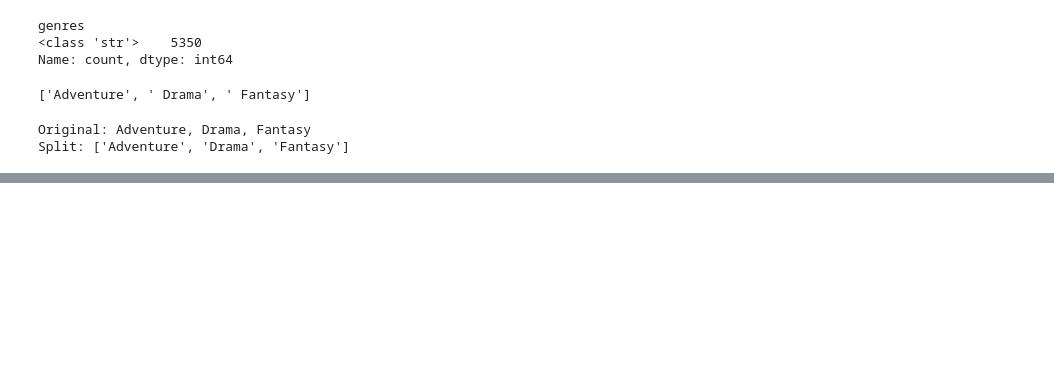
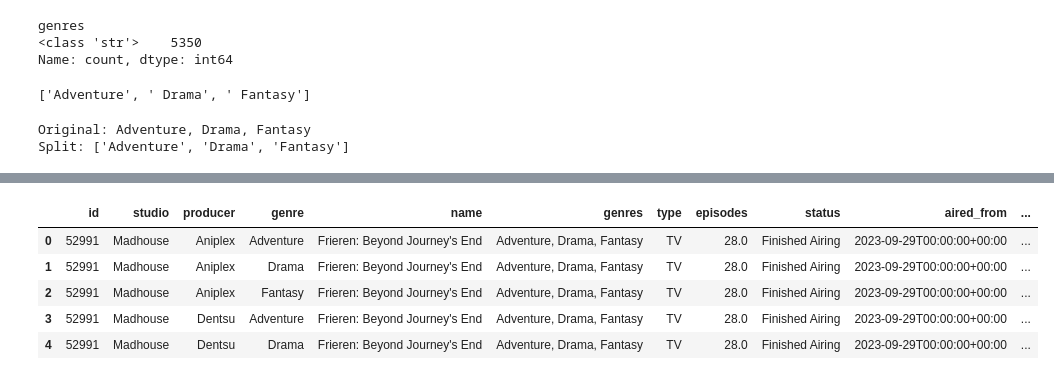
Before and after one commit to Mikayla-ds2/constellation-anime, a Jupyter notebook: data.ipynb, the cells around one changed output, grey strips where cells are left out. Saved outputs shown, nothing was run; the diff lists cells and outputs as text; code cells hidden in the pictures; blank space fills up the shorter version.

```diff
--- a/data.ipynb
+++ b/data.ipynb
@@ -291,0 +303,9 @@ data.head()
+# %%
+df.head()
+# %% [output]
+|  | id | studio | producer | genre | name | genres | type | episodes | status | aired_from | ... |
+| 0 | 52991 | Madhouse | Aniplex | Adventure | Frieren: Beyond Journey's End | Adventure, Drama, Fantasy | TV | 28.0 | Finished Airing | 2023-09-29T00:00:00+00:00 | ... |
+| 1 | 52991 | Madhouse | Aniplex | Drama | Frieren: Beyond Journey's End | Adventure, Drama, Fantasy | TV | 28.0 | Finished Airing | 2023-09-29T00:00:00+00:00 | ... |
+| 2 | 52991 | Madhouse | Aniplex | Fantasy | Frieren: Beyond Journey's End | Adventure, Drama, Fantasy | TV | 28.0 | Finished Airing | 2023-09-29T00:00:00+00:00 | ... |
+| 3 | 52991 | Madhouse | Dentsu | Adventure | Frieren: Beyond Journey's End | Adventure, Drama, Fantasy | TV | 28.0 | Finished Airing | 2023-09-29T00:00:00+00:00 | ... |
+| 4 | 52991 | Madhouse | Dentsu | Drama | Frieren: Beyond Journey's End | Adventure, Drama, Fantasy | TV | 28.0 | Finished Airing | 2023-09-29T00:00:00+00:00 | ... |
```
Also changed, not shown: parts of 9 cells of this notebook, 2 other files.
